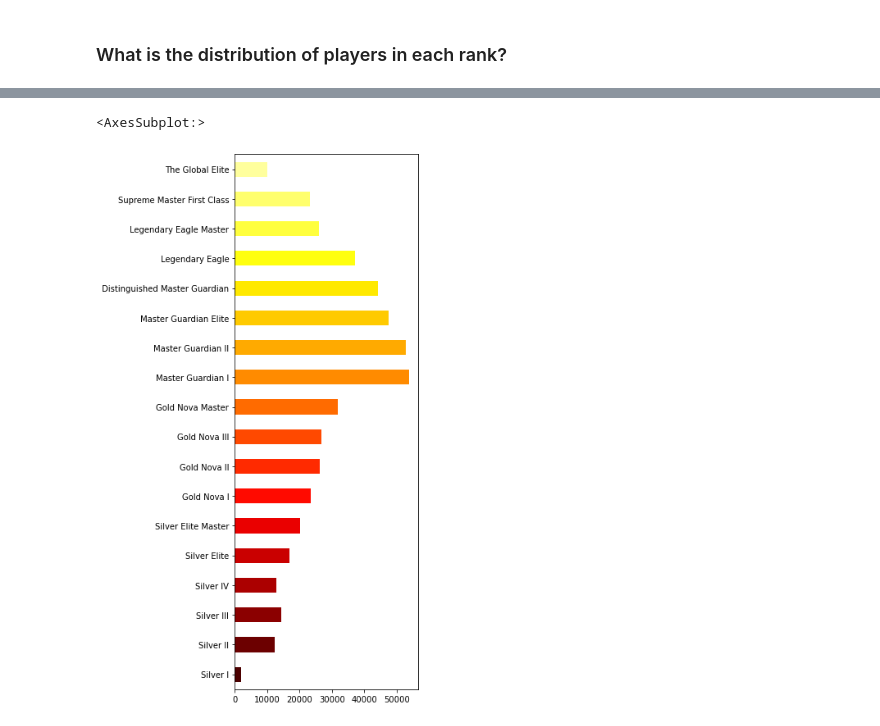
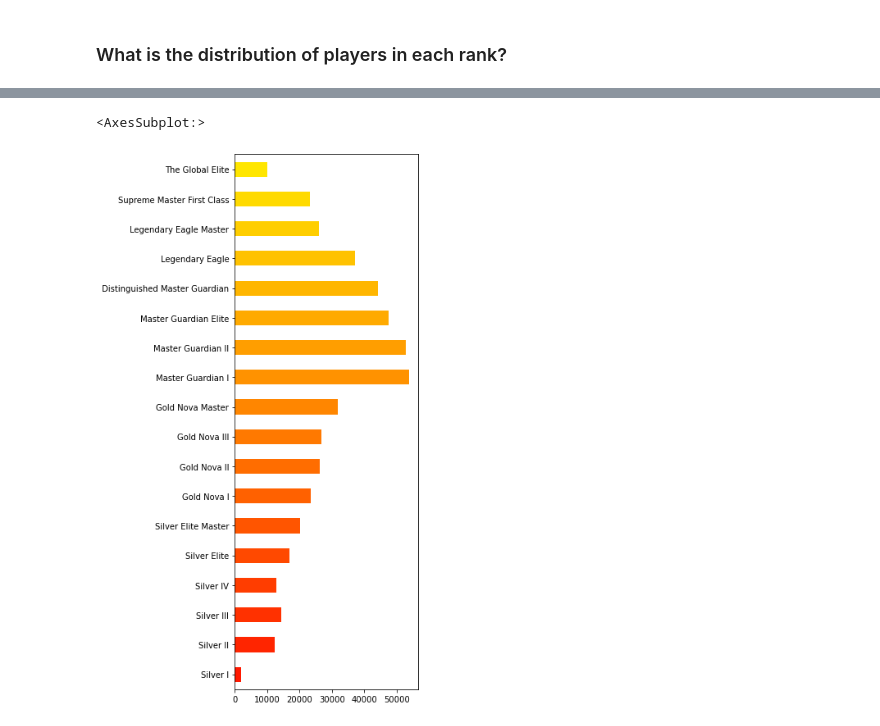
Before and after one commit to cc-visionary/datapre-csgostats, a Jupyter notebook: Scraping CSGOStats.gg.ipynb, the cells around one changed output, grey strips where cells are left out. Saved outputs shown, nothing was run; the diff lists cells and outputs as text; code cells hidden in the pictures.

```diff
--- a/Scraping CSGOStats.gg.ipynb
+++ b/Scraping CSGOStats.gg.ipynb
@@ -596,10 +596,13 @@ The Global Elite                 10057
 Silver I                          1861
 Name: Competitive Rank, dtype: int64
 # %%
-cmap = cm.get_cmap('hot')
+#Get the color map for the colors of autumn
+cmap = cm.get_cmap('autumn')
+#assigns the colors from the color map to an individual rank
 colors = cmap(np.linspace(0.1, 0.9, df['Competitive Rank'].nunique()))
+#Aggregate the players per rank and display as a horizontal bar graph
 playerDistr =df['Competitive Rank'].value_counts(sort = False)
 playerDistr.plot.barh(color=colors, figsize = (4,12))
 # %% [output]
 <AxesSubplot:>
-[figure, old version]
+[figure, new version]
```
Also changed, not shown: parts of 8 cells of this notebook.
